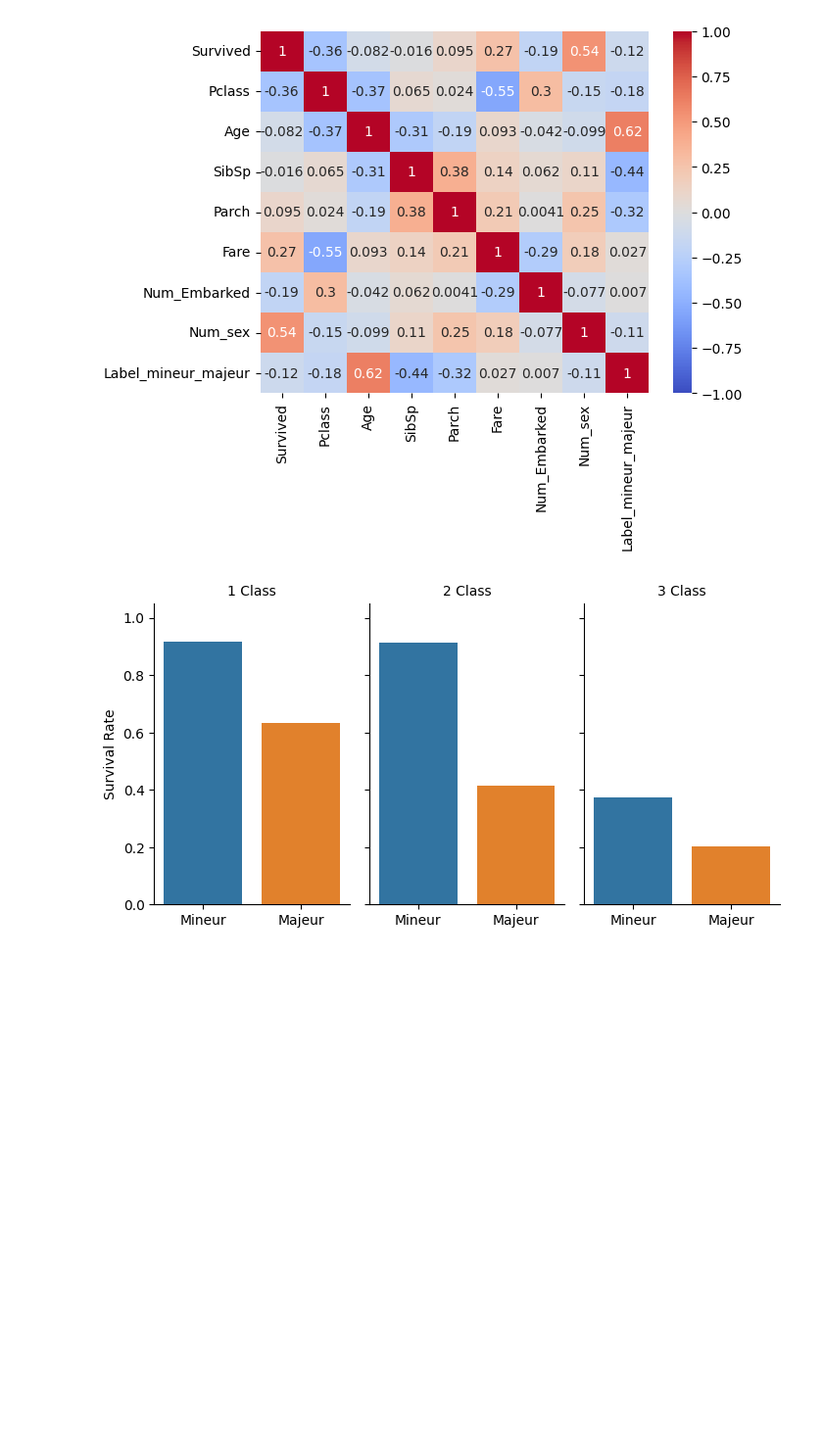
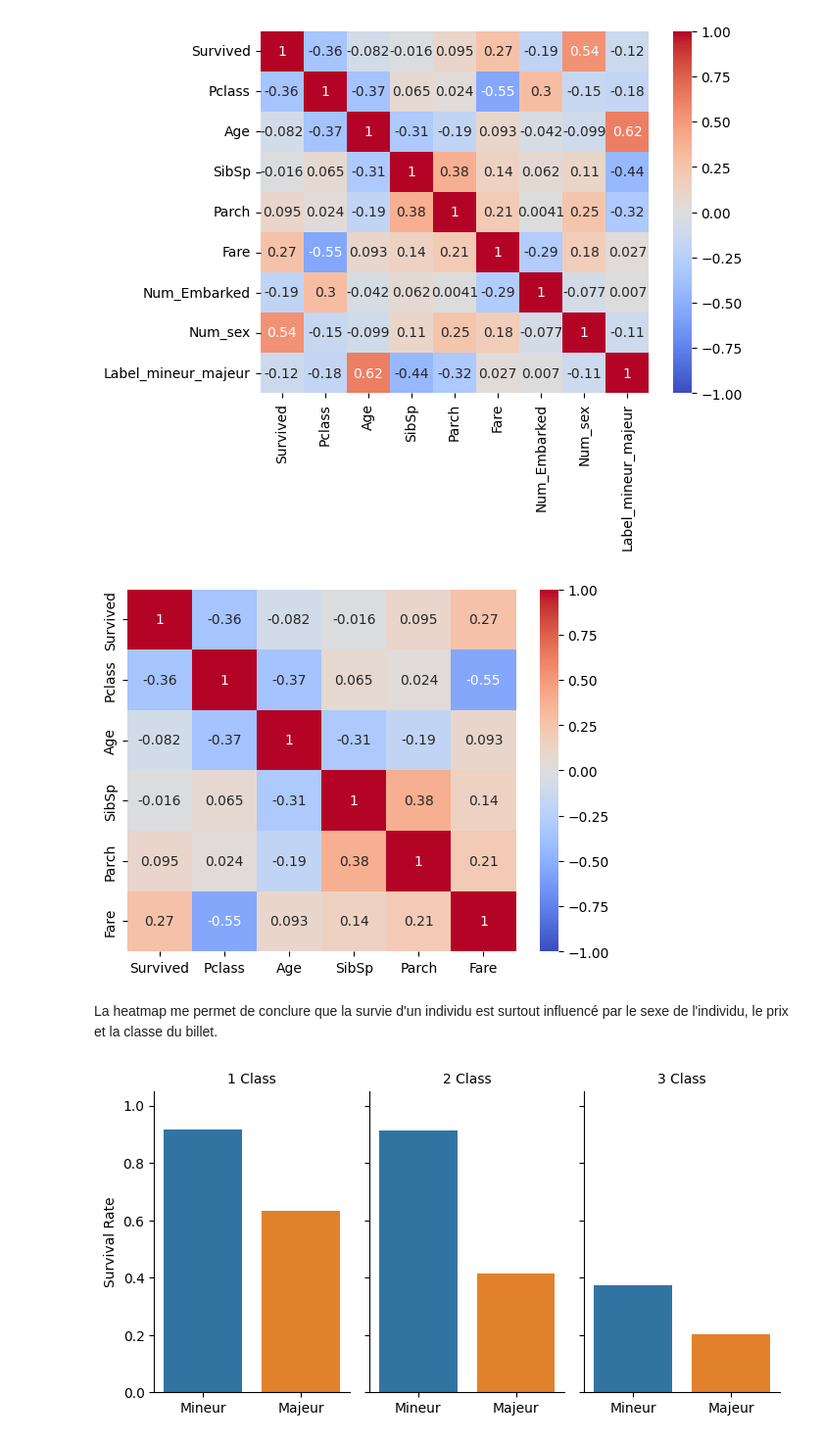
Before and after one commit to julienAboutard/Titanic-AI, a Jupyter notebook: Titanic.ipynb, the cells around one changed output. Shown at 98% size. Saved outputs shown, nothing was run; the diff lists cells and outputs as text; code cells hidden in the pictures; blank space fills up the shorter version.

```diff
--- a/Titanic.ipynb
+++ b/Titanic.ipynb
@@ -139,6 +157,20 @@ sns.heatmap(titanic_df_graph.corr(), vmin = -1, vmax = +1, annot = True, cmap =
 plt.show()
 # %% [output]
 [figure]
+# %%
+# Heatmap de la matrice de corrélation en retirant les colonnes encodées telles que Num_Embarked
+sns.heatmap(
+            titanic_df_graph.loc[:, ['Survived', 'Pclass', 'Age', 'SibSp', 'Parch', 'Fare']].corr(),
+            vmin = -1,
+            vmax = +1,
+            annot = True,
+            cmap = 'coolwarm',
+            )
+plt.show()
+# %% [output]
+[figure, added]
+# %% [markdown]
+La heatmap me permet de conclure que la survie d'un individu est surtout influencé par le sexe de l'individu, le prix et la classe du billet.
 # %%
 # Comparaison entre la survie d'un majeur et d'un mineur séparer part le niveau de classe
 grap=sns.catplot(
```
Also changed, not shown: parts of 13 cells of this notebook, 1 other file.
